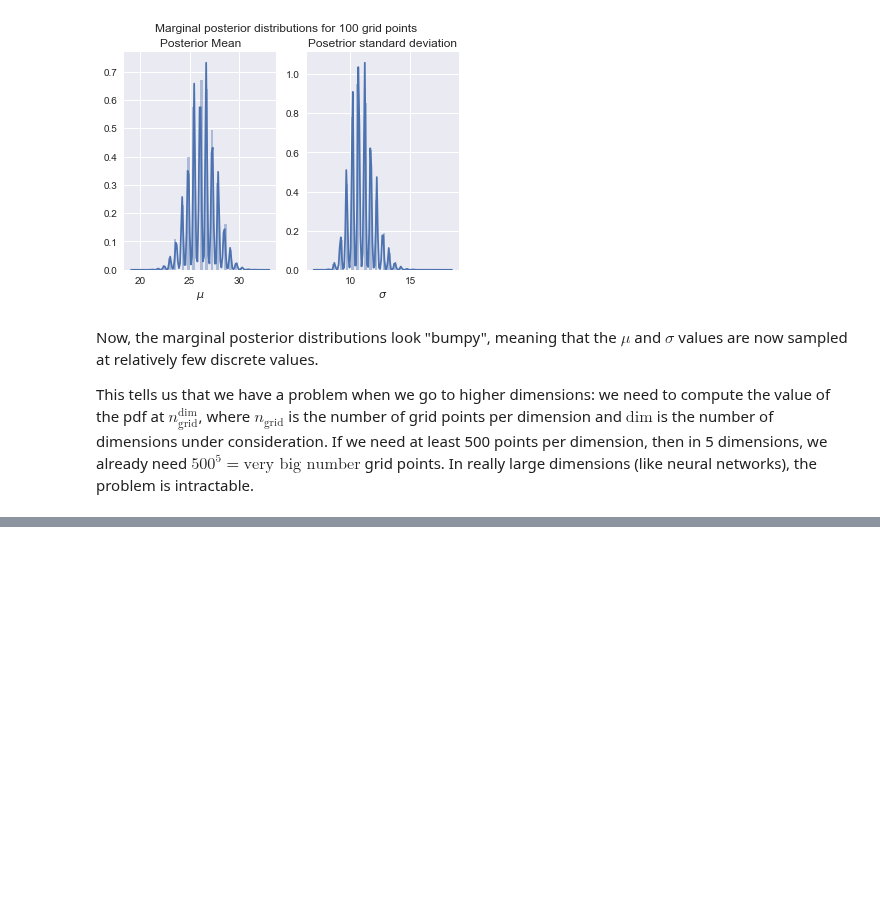
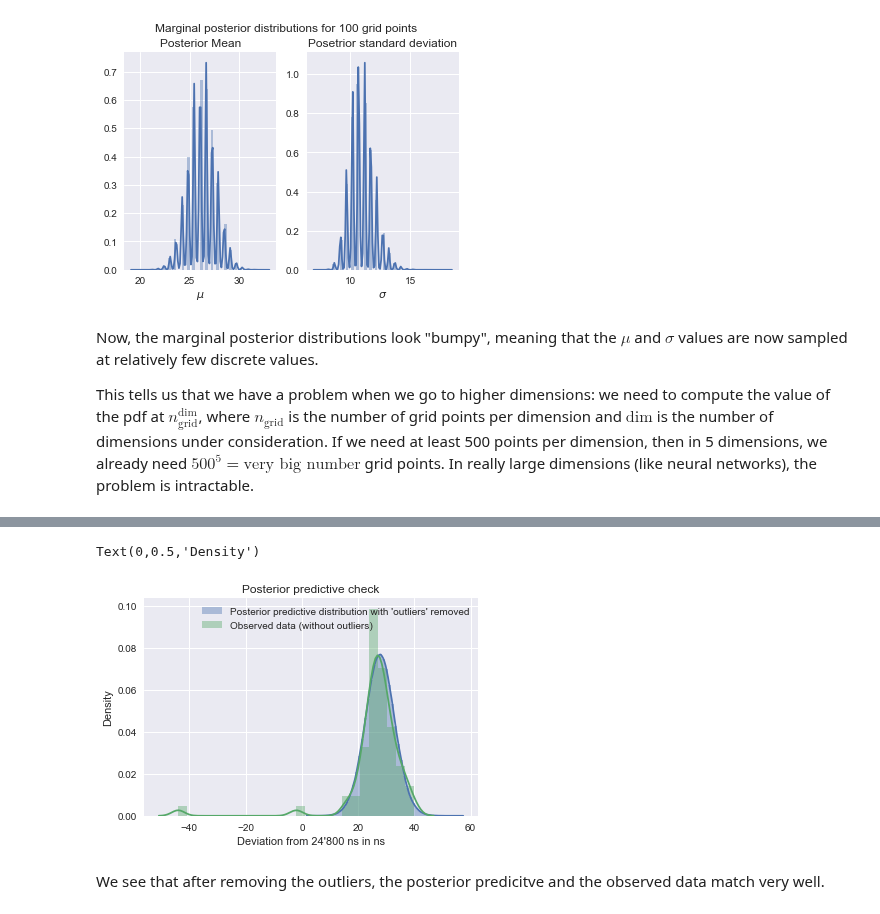
Before and after one commit to NOllAl/AM207HW, a Jupyter notebook: hw4/AM207_HW4.ipynb, the cells around one changed output, grey strips where cells are left out. Saved outputs shown, nothing was run; the diff lists cells and outputs as text; code cells hidden in the pictures; blank space fills up the shorter version.

```diff
--- a/hw4/AM207_HW4.ipynb
+++ b/hw4/AM207_HW4.ipynb
@@ -534,0 +566,14 @@ This tells us that we have a problem when we go to higher dimensions: we need to
+# %%
+ppd = np.random.normal(size=sampled_posterior.shape[0], loc=sampled_posterior[:, 0], scale=sampled_posterior[:, 1])
+
+sns.distplot(ppd, label="Posterior predictive distribution with 'outliers' removed")
+sns.distplot(light_speed, label="Observed data (without outliers)")
+plt.title("Posterior predictive check")
+plt.legend()
+plt.xlabel("Deviation from 24'800 ns in ns")
+plt.ylabel("Density")
+# %% [output]
+Text(0,0.5,'Density')
+[figure, added]
+# %% [markdown]
+We see that after removing the outliers, the posterior predicitve and the observed data match very well.
```
Also changed, not shown: parts of 8 cells of this notebook.
